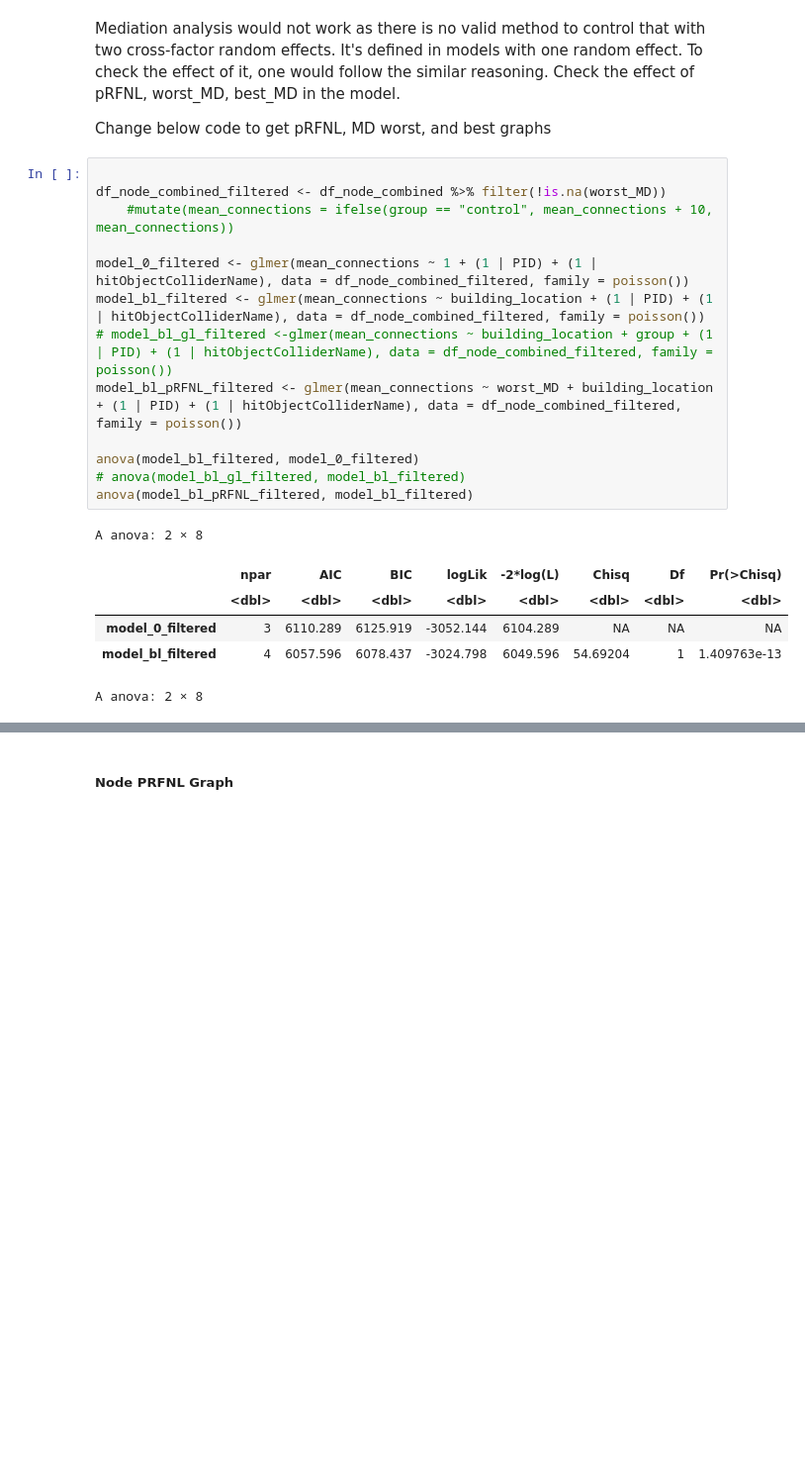
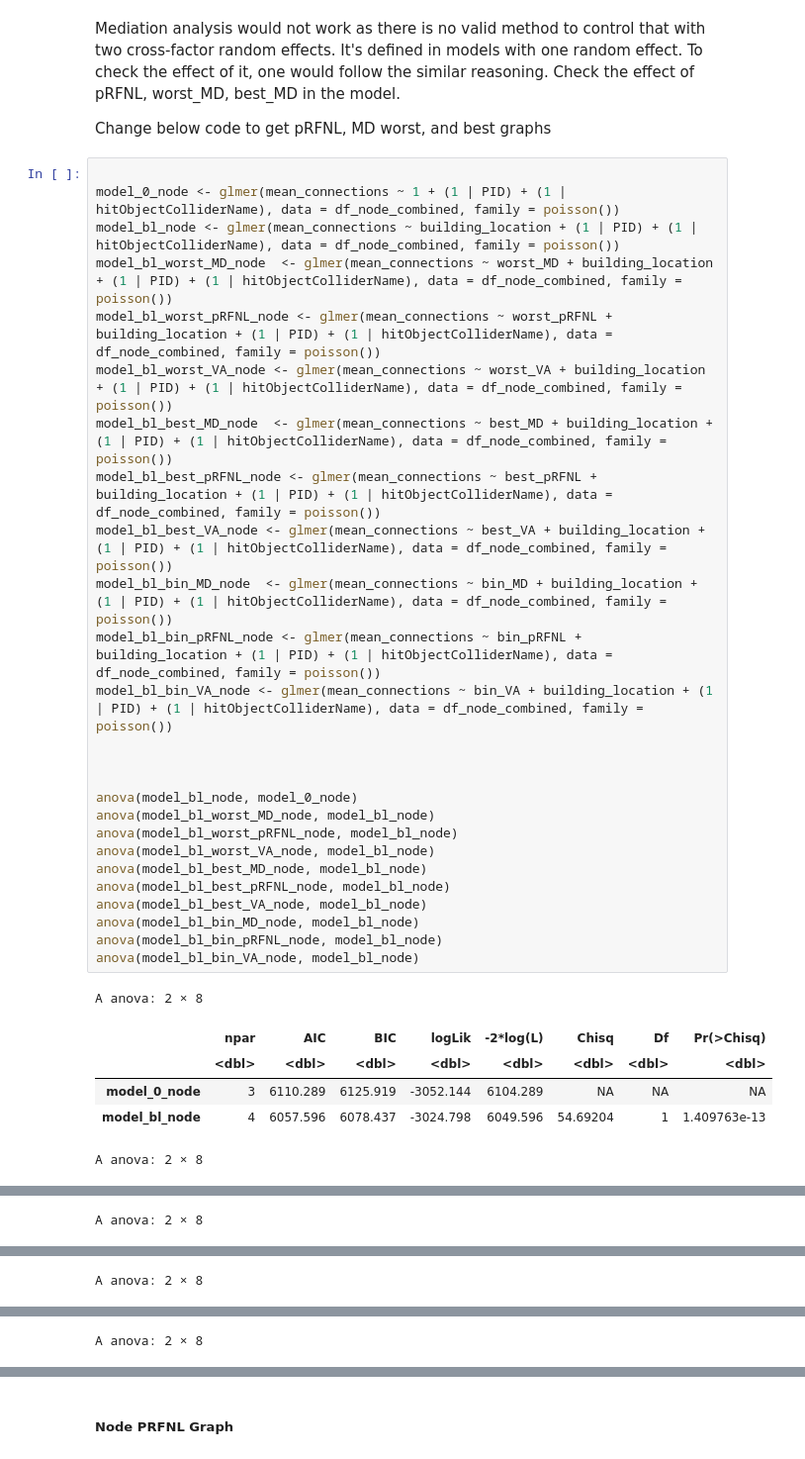
Before and after one commit to SanD94/VReGTrET, a Jupyter notebook: GraphTheory_ET_VR_Westbrueck/Analysis/raw_gaze_analysis/figure_glaucoma_playground.ipynb, the cells around one changed output, grey strips where cells are left out. Shown at 99% size. Drawn from its saved outputs; the diff is of its cells as text; blank space fills up the shorter version.

```diff
--- a/GraphTheory_ET_VR_Westbrueck/Analysis/raw_gaze_analysis/figure_glaucoma_playground.ipynb
+++ b/GraphTheory_ET_VR_Westbrueck/Analysis/raw_gaze_analysis/figure_glaucoma_playground.ipynb
@@ -678,23 +637,36 @@ Mediation analysis would not work as there is no valid method to control that wi
 Change below code to get pRFNL, MD worst, and best graphs
 # %%
 
-df_node_combined_filtered <- df_node_combined %>% filter(!is.na(worst_MD))
-    #mutate(mean_connections = ifelse(group == "control", mean_connections + 10, mean_connections))
+model_0_node <- glmer(mean_connections ~ 1 + (1 | PID) + (1 | hitObjectColliderName), data = df_node_combined, family = poisson())
+model_bl_node <- glmer(mean_connections ~ building_location + (1 | PID) + (1 | hitObjectColliderName), data = df_node_combined, family = poisson())
+model_bl_worst_MD_node  <- glmer(mean_connections ~ worst_MD + building_location + (1 | PID) + (1 | hitObjectColliderName), data = df_node_combined, family = poisson())
+model_bl_worst_pRFNL_node <- glmer(mean_connections ~ worst_pRFNL + building_location + (1 | PID) + (1 | hitObjectColliderName), data = df_node_combined, family = poisson())
+model_bl_worst_VA_node <- glmer(mean_connections ~ worst_VA + building_location + (1 | PID) + (1 | hitObjectColliderName), data = df_node_combined, family = poisson())
+model_bl_best_MD_node  <- glmer(mean_connections ~ best_MD + building_location + (1 | PID) + (1 | hitObjectColliderName), data = df_node_combined, family = poisson())
+model_bl_best_pRFNL_node <- glmer(mean_connections ~ best_pRFNL + building_location + (1 | PID) + (1 | hitObjectColliderName), data = df_node_combined, family = poisson())
+model_bl_best_VA_node <- glmer(mean_connections ~ best_VA + building_location + (1 | PID) + (1 | hitObjectColliderName), data = df_node_combined, family = poisson())
+model_bl_bin_MD_node  <- glmer(mean_connections ~ bin_MD + building_location + (1 | PID) + (1 | hitObjectColliderName), data = df_node_combined, family = poisson())
+model_bl_bin_pRFNL_node <- glmer(mean_connections ~ bin_pRFNL + building_location + (1 | PID) + (1 | hitObjectColliderName), data = df_node_combined, family = poisson())
+model_bl_bin_VA_node <- glmer(mean_connections ~ bin_VA + building_location + (1 | PID) + (1 | hitObjectColliderName), data = df_node_combined, family = poisson())
 
-model_0_filtered <- glmer(mean_connections ~ 1 + (1 | PID) + (1 | hitObjectColliderName), data = df_node_combined_filtered, family = poisson())
-model_bl_filtered <- glmer(mean_connections ~ building_location + (1 | PID) + (1 | hitObjectColliderName), data = df_node_combined_filtered, family = poisson())
-# model_bl_gl_filtered <-glmer(mean_connections ~ building_location + group + (1 | PID) + (1 | hitObjectColliderName), data = df_node_combined_filtered, family = poisson())
-model_bl_pRFNL_filtered <- glmer(mean_connections ~ worst_MD + building_location + (1 | PID) + (1 | hitObjectColliderName), data = df_node_combined_filtered, family = poisson())
 
-anova(model_bl_filtered, model_0_filtered)
-# anova(model_bl_gl_filtered, model_bl_filtered)
-anova(model_bl_pRFNL_filtered, model_bl_filtered)
+
+anova(model_bl_node, model_0_node)
+anova(model_bl_worst_MD_node, model_bl_node)
+anova(model_bl_worst_pRFNL_node, model_bl_node)
+anova(model_bl_worst_VA_node, model_bl_node)
+anova(model_bl_best_MD_node, model_bl_node)
+anova(model_bl_best_pRFNL_node, model_bl_node)
+anova(model_bl_best_VA_node, model_bl_node)
+anova(model_bl_bin_MD_node, model_bl_node)
+anova(model_bl_bin_pRFNL_node, model_bl_node)
+anova(model_bl_bin_VA_node, model_bl_node)
 # %% [output]
 A anova: 2 × 8
 |  | npar | AIC | BIC | logLik | -2*log(L) | Chisq | Df | Pr(>Chisq) |
 |  | <dbl> | <dbl> | <dbl> | <dbl> | <dbl> | <dbl> | <dbl> | <dbl> |
-| model_0_filtered | 3 | 6110.289 | 6125.919 | -3052.144 | 6104.289 | NA | NA | NA |
-| model_bl_filtered | 4 | 6057.596 | 6078.437 | -3024.798 | 6049.596 | 54.69204 | 1 | 1.409763e-13 |
+| model_0_node | 3 | 6110.289 | 6125.919 | -3052.144 | 6104.289 | NA | NA | NA |
+| model_bl_node | 4 | 6057.596 | 6078.437 | -3024.798 | 6049.596 | 54.69204 | 1 | 1.409763e-13 |
 A anova: 2 × 8
 |  | npar | AIC | BIC | logLik | -2*log(L) | Chisq | Df | Pr(>Chisq) |
 |  | <dbl> | <dbl> | <dbl> | <dbl> | <dbl> | <dbl> | <dbl> | <dbl> |
@@ -702,0 +675 @@ A anova: 2 × 8
+A anova: 2 × 8
@@ -702,0 +680 @@ A anova: 2 × 8
+A anova: 2 × 8
@@ -702,0 +685 @@ A anova: 2 × 8
+A anova: 2 × 8
```
Also changed, not shown: parts of 23 cells of this notebook.
